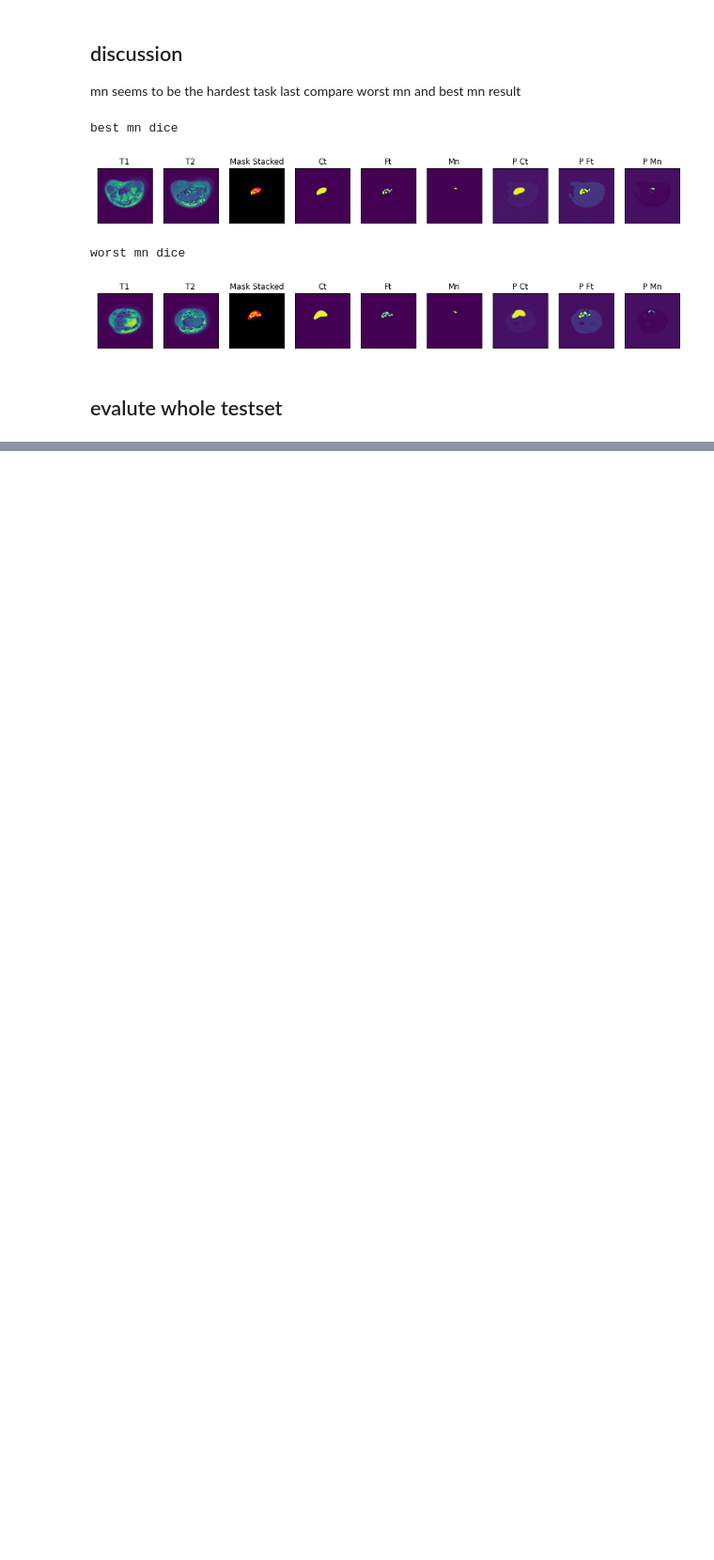
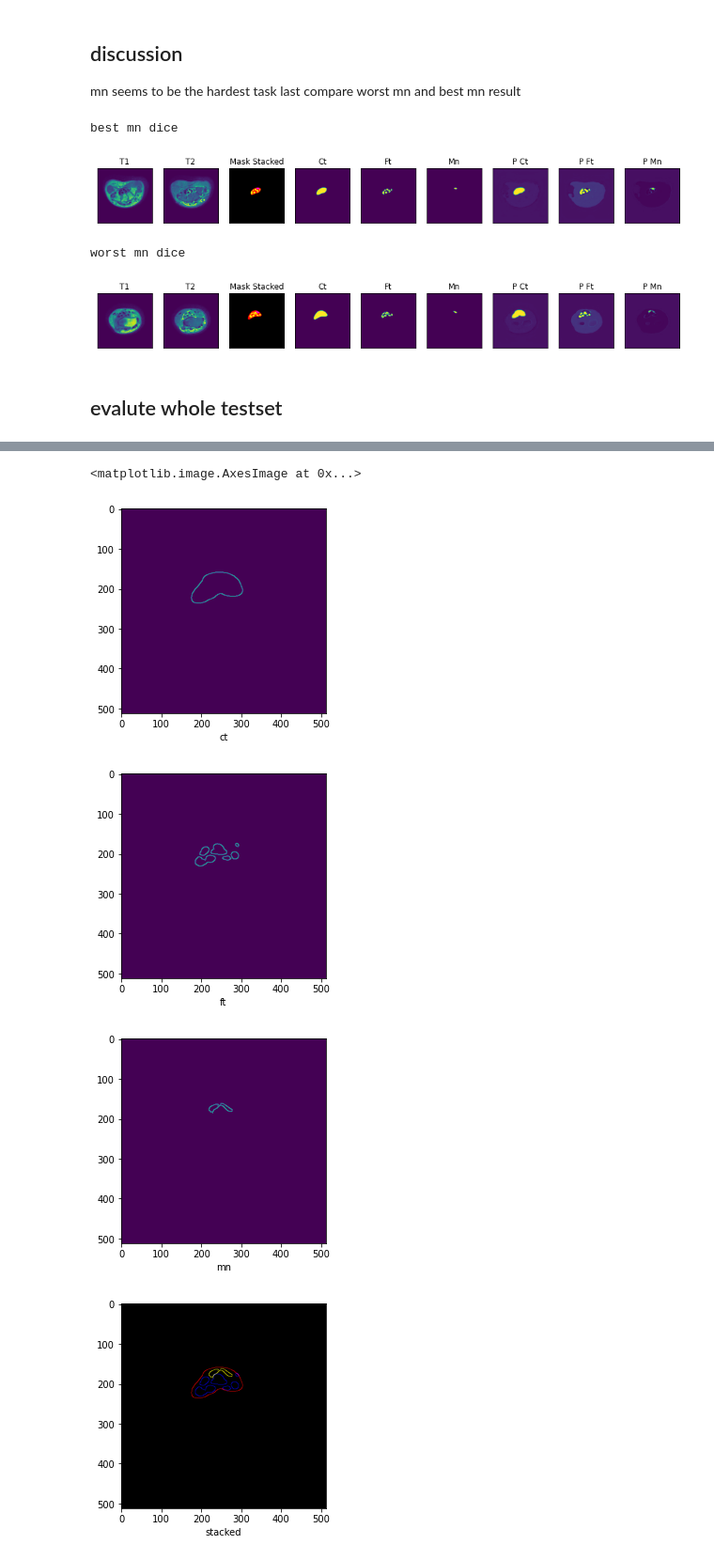
Before and after one commit to jefffang19/image_processing_final, a Jupyter notebook: train.ipynb, the cells around one changed output, grey strips where cells are left out. Shown at 94% size. Cells and saved outputs as stored; diff of their text form; code cells hidden in the pictures; blank space fills up the shorter version.

Commit message:
plot mask contour on t1,t2

```diff
--- a/train.ipynb
+++ b/train.ipynb
@@ -2970,0 +2973,4 @@ logs = test_epoch.run(test_loader)
+# %%
+testset = Dataset(
+    testset_path,
+)
@@ -2970,0 +3011,48 @@ logs = test_epoch.run(test_loader)
+# %%
+ct = (np_pred[..., 0] * 255).astype(np.uint8)
+ft = (np_pred[..., 1] * 255).astype(np.uint8)
+mn = (np_pred[..., 2] * 255).astype(np.uint8)
+
+blurred = cv2.GaussianBlur(ct, (11, 11), 0)
+binaryIMG_ct = cv2.Canny(blurred, 20, 160)
+plt.figure(0)
+plt.xlabel('ct')
+plt.imshow(binaryIMG_ct)
+
+blurred = cv2.GaussianBlur(ft, (11, 11), 0)
+binaryIMG_ft = cv2.Canny(blurred, 20, 160)
+plt.figure(1)
+plt.xlabel('ft')
+plt.imshow(binaryIMG_ft)
+
+blurred = cv2.GaussianBlur(mn, (11, 11), 0)
+binaryIMG_mn = cv2.Canny(blurred, 20, 160)
+plt.figure(2)
+plt.xlabel('mn')
+plt.imshow(binaryIMG_mn)
+
+plt.figure(3)
+# ct red, mn yellow, ft blue
+stacked = np.stack((binaryIMG_ct + binaryIMG_mn, binaryIMG_mn, binaryIMG_ft), axis=2)
+plt.xlabel('stacked')
+plt.imshow(stacked)
+
+plt.figure(4)
+clone_t1 = (x[...,0]*255).astype(np.uint8).copy()
+clone_t1 = np.stack((clone_t1, clone_t1, clone_t1), axis=2)
+draw_t1 = (clone_t1*0.5 + stacked*0.5).astype(np.uint8)
+plt.xlabel('draw on t1')
+plt.imshow(draw_t1)
+
+plt.figure(5)
+clone_t2 = (x[...,1]*255).astype(np.uint8).copy()
+clone_t2 = np.stack((clone_t2, clone_t2, clone_t2), axis=2)
+draw_t2 = (clone_t2*0.5 + stacked*0.5).astype(np.uint8)
+plt.xlabel('draw on t2')
+plt.imshow(draw_t2)
+# %% [output]
+<matplotlib.image.AxesImage at 0x...>
+[figure, added]
+[figure, added]
+[figure, added]
+[figure, added]
```
Also changed, not shown: parts of 3 cells of this notebook.
